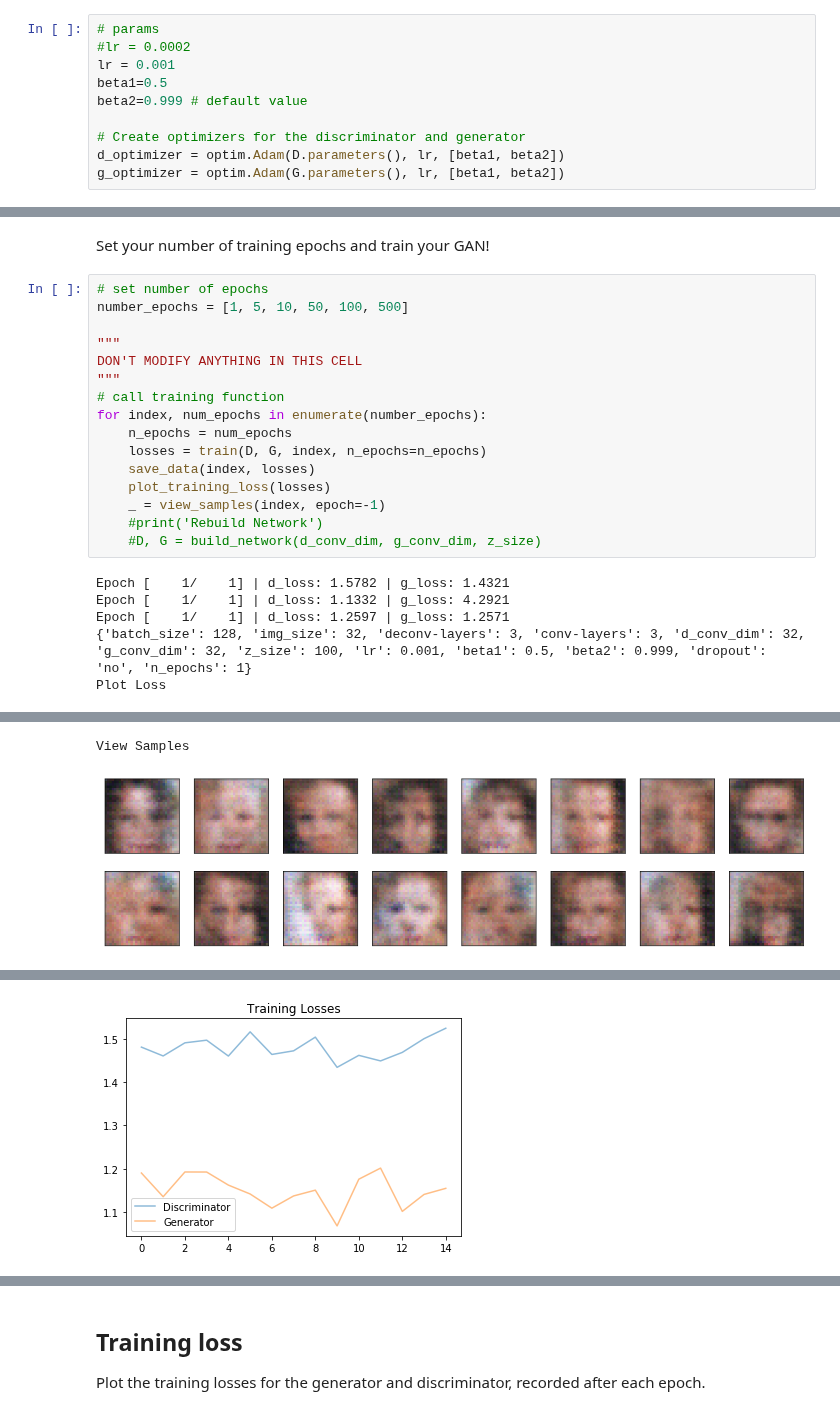
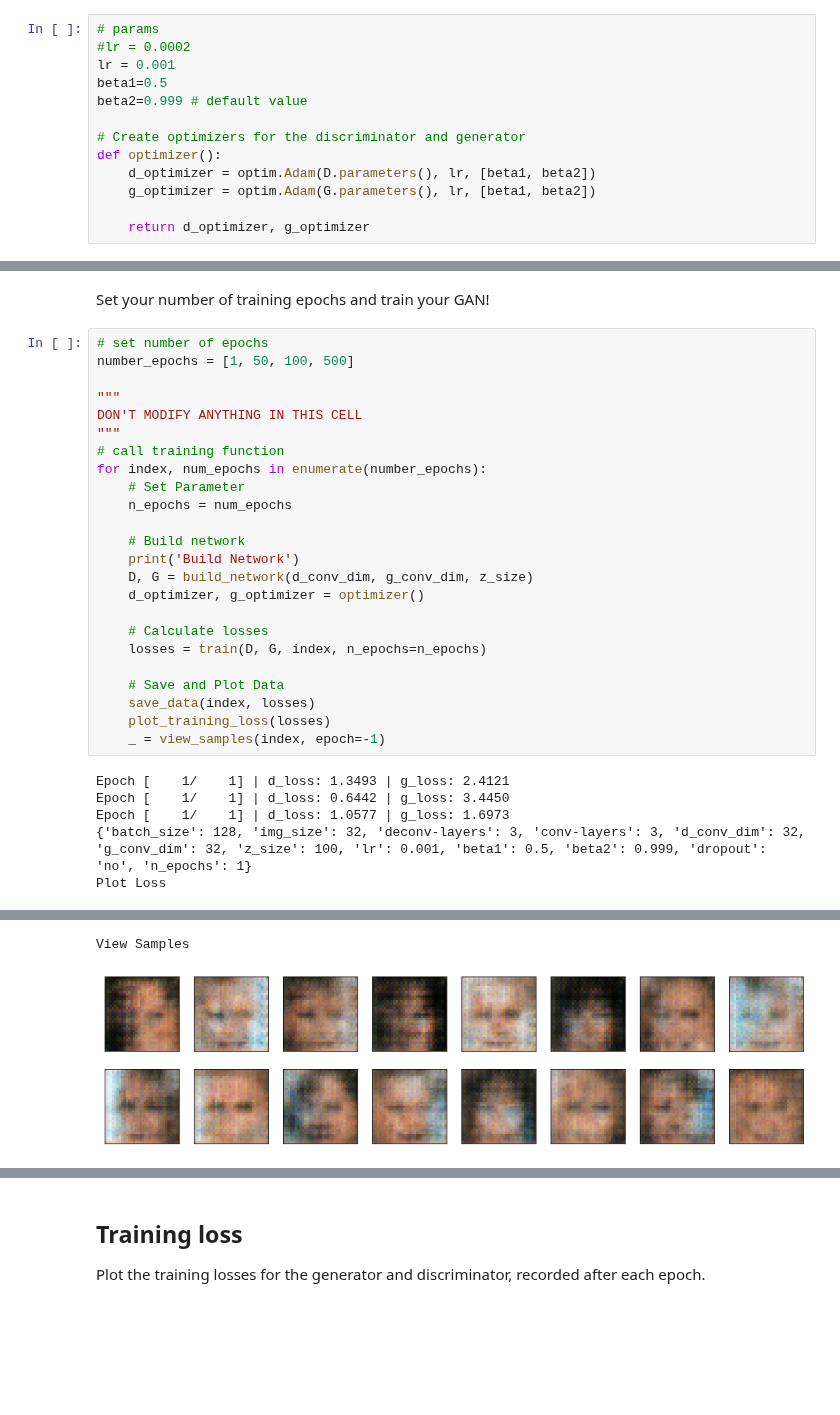
Before and after one commit to ddhartma/Face-Generation-with-DCGANs, a Jupyter notebook: dlnd_face_generation.ipynb, the cells around one changed output, grey strips where cells are left out. Saved outputs shown, nothing was run; the diff lists cells and outputs as text; blank space fills up the shorter version.

Commit message:
fix: Update optimizer in parameter loop

```diff
--- a/dlnd_face_generation.ipynb
+++ b/dlnd_face_generation.ipynb
@@ -481,8 +481,11 @@ beta1=0.5
 beta2=0.999 # default value
 
 # Create optimizers for the discriminator and generator
-d_optimizer = optim.Adam(D.parameters(), lr, [beta1, beta2])
-g_optimizer = optim.Adam(G.parameters(), lr, [beta1, beta2])
+def optimizer():
+    d_optimizer = optim.Adam(D.parameters(), lr, [beta1, beta2])
+    g_optimizer = optim.Adam(G.parameters(), lr, [beta1, beta2])
+
+    return d_optimizer, g_optimizer
 # %% [markdown]
 ---
 ## Training
@@ -689,23 +692,31 @@ def train(D, G, index, n_epochs, print_every=50):
 Set your number of training epochs and train your GAN!
 # %%
 # set number of epochs
-number_epochs = [1, 5, 10, 50, 100, 500]
+number_epochs = [1, 50, 100, 500]
 
 """
 DON'T MODIFY ANYTHING IN THIS CELL
 """
 # call training function
 for index, num_epochs in enumerate(number_epochs):
+    # Set Parameter
     n_epochs = num_epochs
+
+    # Build network
+    print('Build Network')
+    D, G = build_network(d_conv_dim, g_conv_dim, z_size)
+    d_optimizer, g_optimizer = optimizer()
+
+    # Calculate losses
     losses = train(D, G, index, n_epochs=n_epochs)
+
+    # Save and Plot Data
     save_data(index, losses)
     plot_training_loss(losses)
     _ = view_samples(index, epoch=-1)
-    #print('Rebuild Network')
-    #D, G = build_network(d_conv_dim, g_conv_dim, z_size)
 # %% [output]
-Epoch [    1/    1] | d_loss: 1.5782 | g_loss: 1.4321
-Epoch [    1/    1] | d_loss: 1.1332 | g_loss: 4.2921
-Epoch [    1/    1] | d_loss: 1.2597 | g_loss: 1.2571
+Epoch [    1/    1] | d_loss: 1.3493 | g_loss: 2.4121
+Epoch [    1/    1] | d_loss: 0.6442 | g_loss: 3.4450
+Epoch [    1/    1] | d_loss: 1.0577 | g_loss: 1.6973
 {'batch_size': 128, 'img_size': 32, 'deconv-layers': 3, 'conv-layers': 3, 'd_conv_dim': 32, 'g_conv_dim': 32, 'z_size': 100, 'lr': 0.001, 'beta1': 0.5, 'beta2': 0.999, 'dropout': 'no', 'n_epochs': 1}
 Plot Loss
@@ -713,5 +724,5 @@ Plot Loss
 View Samples
-[figure, old version]
+[figure, new version]
 Rebuild Network
 Discriminator(
   (conv1): Sequential(
@@ -732 +742,0 @@ Plot Loss
-[figure, removed]
```
Also changed, not shown: parts of 3 cells of this notebook.
